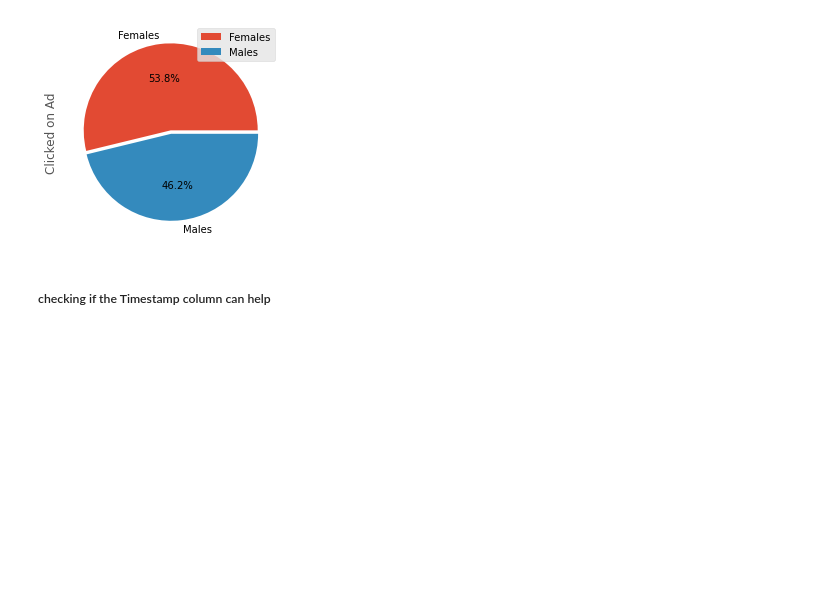
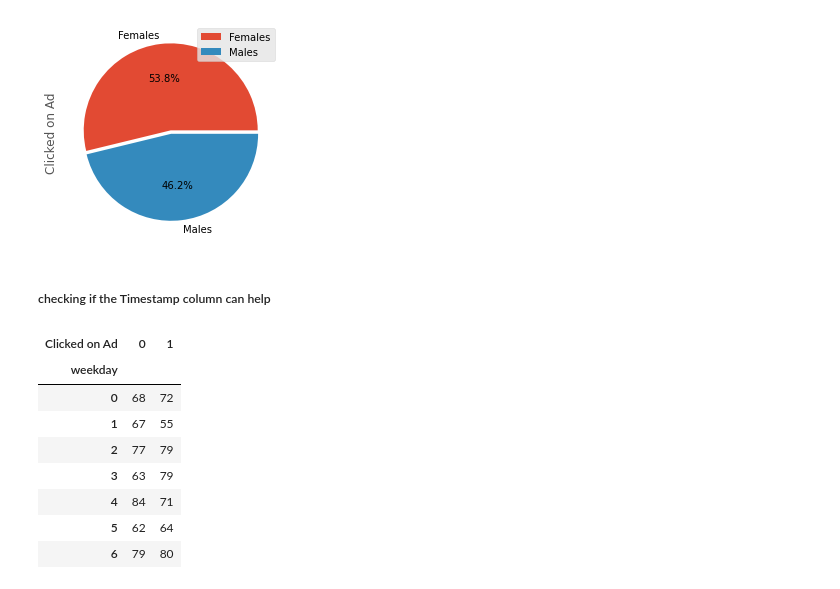
Before and after one commit to Wisal-Mukhtiar/Predicting-User-Adclick-using-LogisticRegression, a Jupyter notebook: notebook.ipynb, the cells around one changed output. Cells and saved outputs as stored; diff of their text form; code cells hidden in the pictures; blank space fills up the shorter version.

```diff
--- a/notebook.ipynb
+++ b/notebook.ipynb
@@ -139,5 +139,5 @@ df.groupby('Male').sum().plot(kind='pie',y='Clicked on Ad',autopct='%1.1f%%',lab
 plt.show()
 # %% [output]
 [figure]
-# %% [markdown]
-##### checking if the Timestamp column can help
+# %% [markdown]
+##### checking if the Timestamp column can help
@@ -143,0 +149,13 @@ plt.show()
+# %%
+temp['weekday'] = df['Timestamp'].dt.dayofweek
+pd.crosstab(temp['weekday'],df['Clicked on Ad'])
+# %% [output]
+| Clicked on Ad | 0 | 1 |
+| weekday |  |  |
+| 0 | 68 | 72 |
+| 1 | 67 | 55 |
+| 2 | 77 | 79 |
+| 3 | 63 | 79 |
+| 4 | 84 | 71 |
+| 5 | 62 | 64 |
+| 6 | 79 | 80 |
```
Also changed, not shown: parts of 3 cells of this notebook.
